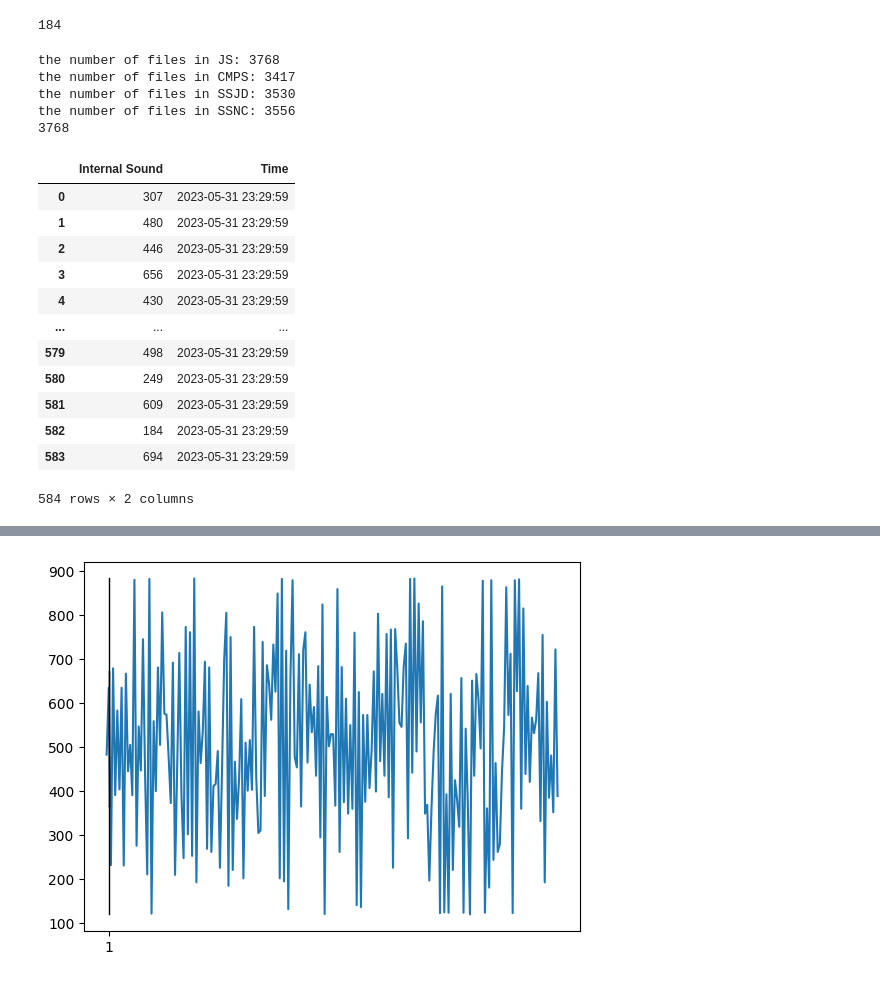
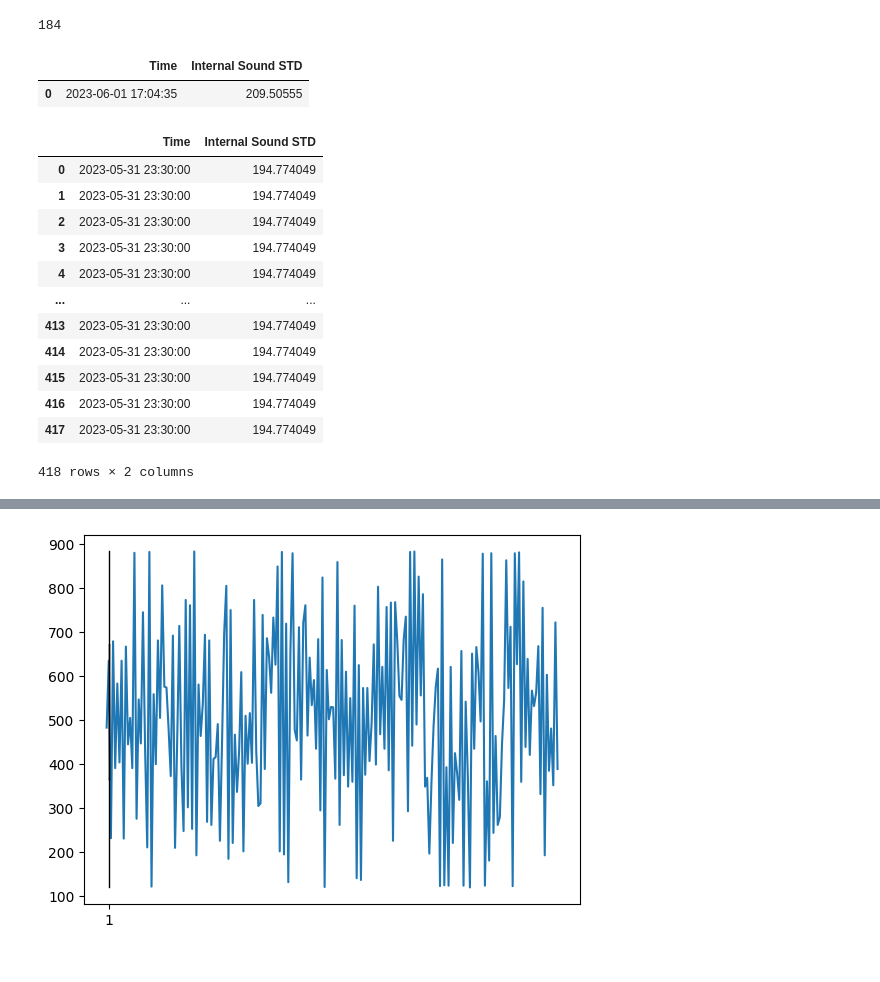
Before and after one commit to changyeon99/forCapstone, a Jupyter notebook: TimingBeltDataPreprocessing.ipynb, the cells around one changed output, grey strips where cells are left out. Saved outputs shown, nothing was run; the diff lists cells and outputs as text; code cells hidden in the pictures.

```diff
--- a/TimingBeltDataPreprocessing.ipynb
+++ b/TimingBeltDataPreprocessing.ipynb
@@ -123,61 +142,2 @@ len(missingfilesofJS) # 184. 결측 파일 정보. 184+3768=3952
 # %% [output]
 184
-# %%
-# JS, CMPS, SSJD, SSNC. 결측치 및 이상 데이터를 포함하는 행을 제외한 Internal Sound 열
-filesinJS = []
-filesinCMPS = []
-filesinSSJD = []
-filesinSSNC = []
-faulttypelist = ['JS', 'CMPS', 'SSJD', 'SSNC'] # 결함 유형
-for faulttype in faulttypelist:
-    os.chdir("C:\\Users\\99kit\\Desktop\\라즈베리파이제발\\Belt_"+faulttype)
-    filelist = glob.glob('**/*.txt', recursive=True) # 결함 유형 폴더에서 불러온 모든 txt 파일
-    len(filelist) # 3768, 3417, 3530, 3556
-    num = 0
-    for i in range(len(filelist)):
-        currentfile = datetime.datetime(2023, int(filelist[i][:2]), int(filelist[i][3:5]), int(filelist[i][6:8]), int(filelist[i][9:11]), int(filelist[i][12:14]))
-        with open(filelist[i], 'r') as file:
-            data = []
-            for line in file:
-                values = line.strip().split(',')
-                if len(values)==3:
-                    data.append(values) # Internal Sound, Ambient Temmp., Target Temp. 열에 값이 없거나 보다 많은 개수의 값이 존재하는 행은 버릴 것입니다.
-            globals()['A_'+currentfile.strftime("%m%d_%H%M%S")] = pd.DataFrame(data, columns=['Internal Sound', 'Ambient Temp.', 'Target Temp.']) # 동적 변수 생성
-            globals()['A_'+currentfile.strftime("%m%d_%H%M%S")]['Internal Sound'] = globals()['A_'+currentfile.strftime("%m%d_%H%M%S")]['Internal Sound'].astype(int)
-            # globals()['A_'+currentfile.strftime("%m%d_%H%M%S")]['Ambient Temp.'] = globals()['A_'+currentfile.strftime("%m%d_%H%M%S")]['Ambient Temp.'].astype(float) # 온도 데이터 필요할 때 살리세요.
-            # globals()['A_'+currentfile.strftime("%m%d_%H%M%S")]['Target Temp.'] = globals()['A_'+currentfile.strftime("%m%d_%H%M%S")]['Target Temp.'].astype(float)
-            globals()['A_'+currentfile.strftime("%m%d_%H%M%S")] = pd.DataFrame(globals()['A_'+currentfile.strftime("%m%d_%H%M%S")].loc[:, 'Internal Sound']) # 온도 데이터 필요할 때 죽이세요.
-            globals()['A_'+currentfile.strftime("%m%d_%H%M%S")]['Time'] = currentfile # Time 열 추가. 모든 행이 같은 시각.
-            globals()['A_'+currentfile.strftime("%m%d_%H%M%S")]['Time'] = pd.to_datetime(globals()['A_'+currentfile.strftime("%m%d_%H%M%S")]['Time'])
-            if faulttype == 'JS':
-                filesinJS.append('A_'+currentfile.strftime("%m%d_%H%M%S"))
-            elif faulttype == 'CMPS':
-                filesinCMPS.append('A_'+currentfile.strftime("%m%d_%H%M%S"))
-            elif faulttype == 'SSJD':
-                filesinSSJD.append('A_'+currentfile.strftime("%m%d_%H%M%S"))
-            elif faulttype == 'SSNC':
-                filesinSSNC.append('A_'+currentfile.strftime("%m%d_%H%M%S"))
-            num += 1
-    print(f"the number of files in {faulttype}: {num}") # 3768, 3417, 3530, 3556
-print(len(filesinJS)) # 3768
-filesinCMPS[-1] # CMPS 마지막 동적 변수 이름
-A_0531_232959 # 동적 변수 이름
-# %% [output]
-the number of files in JS: 3768
-the number of files in CMPS: 3417
-the number of files in SSJD: 3530
-the number of files in SSNC: 3556
-3768
-|  | Internal Sound | Time |
-| 0 | 307 | 2023-05-31 23:29:59 |
-| 1 | 480 | 2023-05-31 23:29:59 |
-| 2 | 446 | 2023-05-31 23:29:59 |
-| 3 | 656 | 2023-05-31 23:29:59 |
-| 4 | 430 | 2023-05-31 23:29:59 |
-| ... | ... | ... |
-| 579 | 498 | 2023-05-31 23:29:59 |
-| 580 | 249 | 2023-05-31 23:29:59 |
-| 581 | 609 | 2023-05-31 23:29:59 |
-| 582 | 184 | 2023-05-31 23:29:59 |
-| 583 | 694 | 2023-05-31 23:29:59 |
-584 rows × 2 columns
@@ -184 +161,22 @@ the number of files in SSNC: 3556
+# %%
+df
+# %% [output]
+|  | Time | Internal Sound STD |
+| 0 | 2023-06-01 17:04:35 | 209.50555 |
+# %%
+A_0531_233000
+# %% [output]
+|  | Time | Internal Sound STD |
+| 0 | 2023-05-31 23:30:00 | 194.774049 |
+| 1 | 2023-05-31 23:30:00 | 194.774049 |
+| 2 | 2023-05-31 23:30:00 | 194.774049 |
+| 3 | 2023-05-31 23:30:00 | 194.774049 |
+| 4 | 2023-05-31 23:30:00 | 194.774049 |
+| ... | ... | ... |
+| 413 | 2023-05-31 23:30:00 | 194.774049 |
+| 414 | 2023-05-31 23:30:00 | 194.774049 |
+| 415 | 2023-05-31 23:30:00 | 194.774049 |
+| 416 | 2023-05-31 23:30:00 | 194.774049 |
+| 417 | 2023-05-31 23:30:00 | 194.774049 |
+418 rows × 2 columns
 # %%
```
Also changed, not shown: parts of 10 cells of this notebook.
